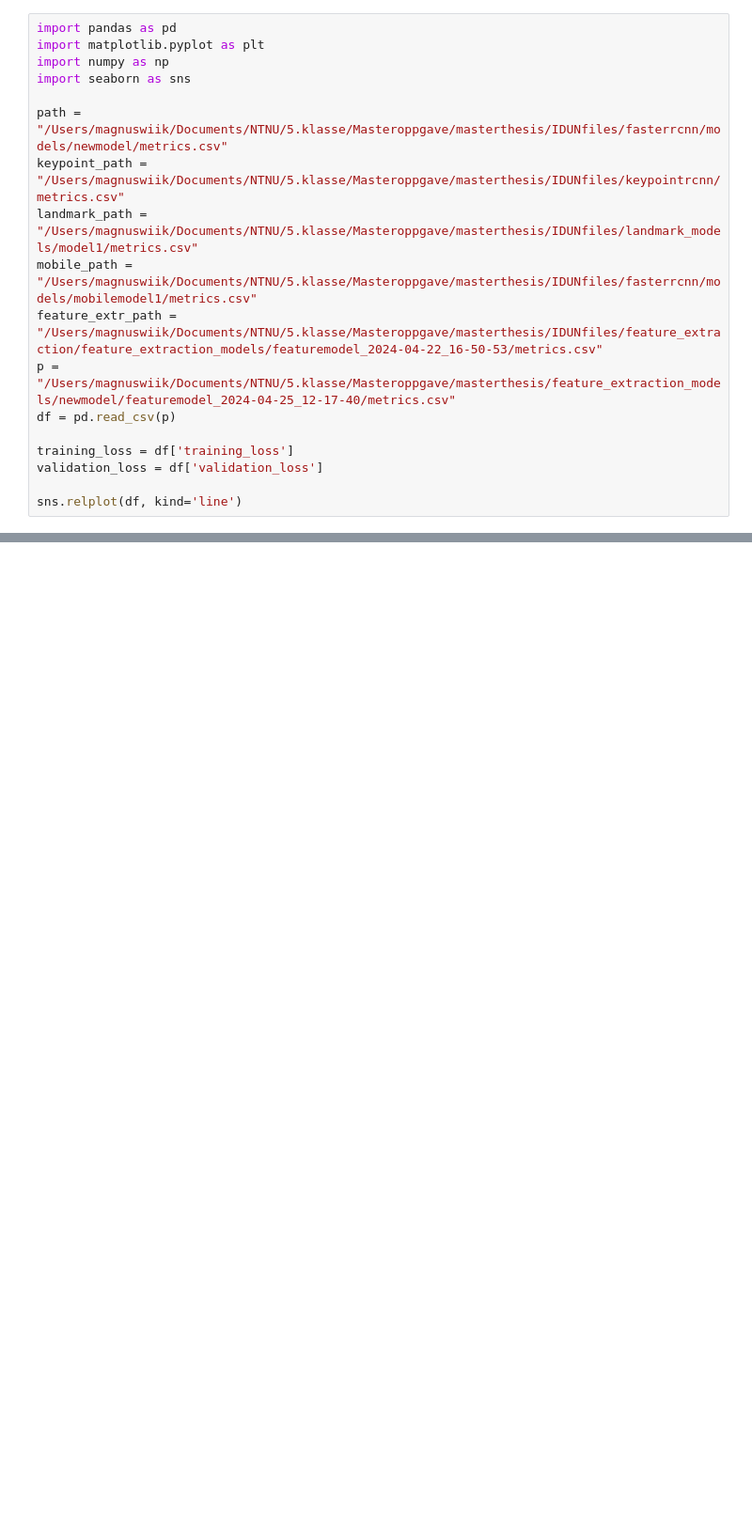
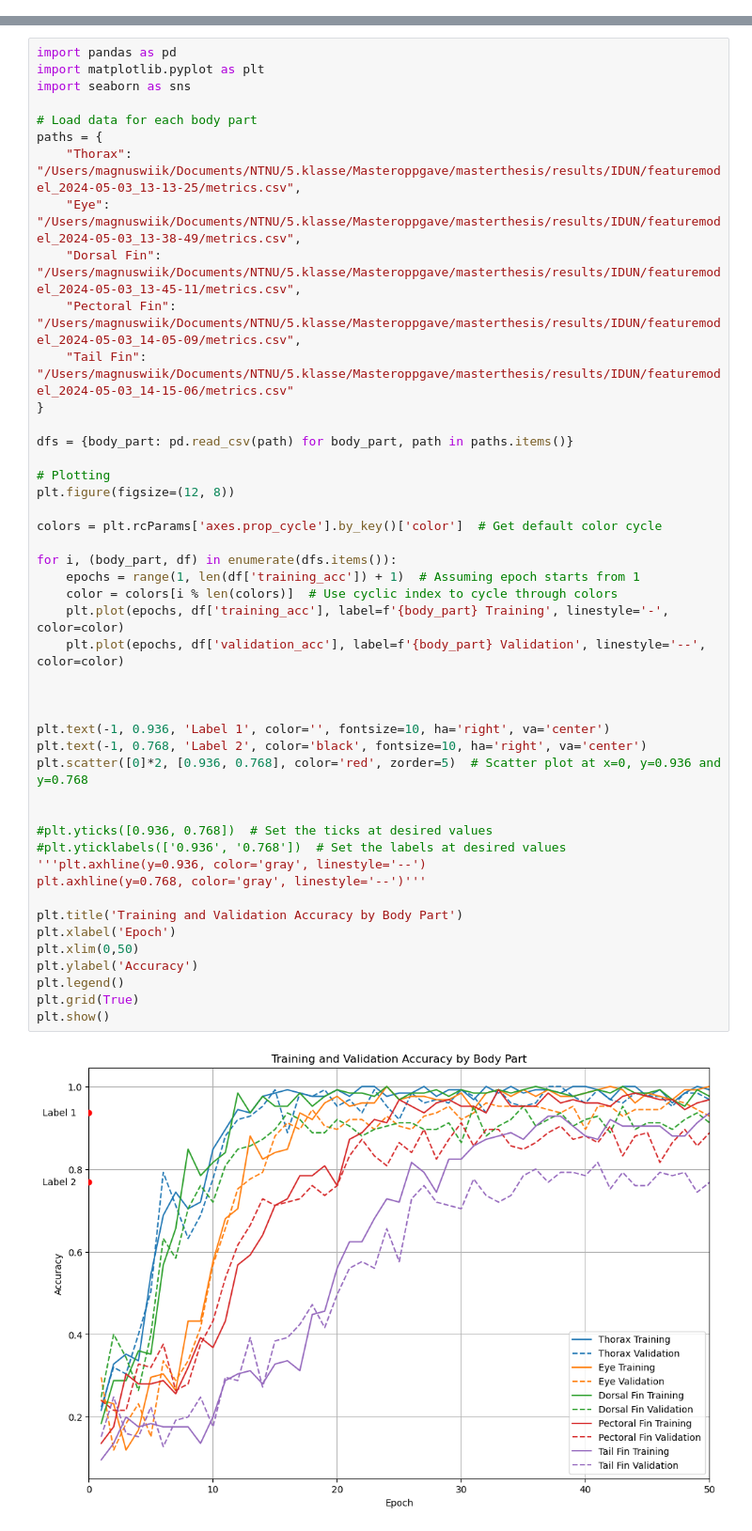
Before and after one commit to magnuswiik/SalmonReID, a Jupyter notebook: Prototyping/display_training_results.ipynb, the cells around one changed output, grey strips where cells are left out. Shown at 94% size. Cells and saved outputs as stored; diff of their text form; blank space fills up the shorter version.

```diff
--- a/Prototyping/display_training_results.ipynb
+++ b/Prototyping/display_training_results.ipynb
@@ -3,18 +0,0 @@
-# %%
-import pandas as pd
-import matplotlib.pyplot as plt
-import numpy as np
-import seaborn as sns
-
-path = "/Users/magnuswiik/Documents/NTNU/5.klasse/Masteroppgave/masterthesis/IDUNfiles/fasterrcnn/models/newmodel/metrics.csv"
-keypoint_path = "/Users/magnuswiik/Documents/NTNU/5.klasse/Masteroppgave/masterthesis/IDUNfiles/keypointrcnn/metrics.csv"
-landmark_path = "/Users/magnuswiik/Documents/NTNU/5.klasse/Masteroppgave/masterthesis/IDUNfiles/landmark_models/model1/metrics.csv"
-mobile_path = "/Users/magnuswiik/Documents/NTNU/5.klasse/Masteroppgave/masterthesis/IDUNfiles/fasterrcnn/models/mobilemodel1/metrics.csv"
-feature_extr_path = "/Users/magnuswiik/Documents/NTNU/5.klasse/Masteroppgave/masterthesis/IDUNfiles/feature_extraction/feature_extraction_models/featuremodel_2024-04-22_16-50-53/metrics.csv"
-p = "/Users/magnuswiik/Documents/NTNU/5.klasse/Masteroppgave/masterthesis/feature_extraction_models/newmodel/featuremodel_2024-04-25_12-17-40/metrics.csv"
-df = pd.read_csv(p)
-
-training_loss = df['training_loss']
-validation_loss = df['validation_loss']
-
-sns.relplot(df, kind='line')
@@ -23,0 +3,48 @@ sns.relplot(df, kind='line')
+# %%
+import pandas as pd
+import matplotlib.pyplot as plt
+import seaborn as sns
+
+# Load data for each body part
+paths = {
+    "Thorax": "/Users/magnuswiik/Documents/NTNU/5.klasse/Masteroppgave/masterthesis/results/IDUN/featuremodel_2024-05-03_13-13-25/metrics.csv",
+    "Eye": "/Users/magnuswiik/Documents/NTNU/5.klasse/Masteroppgave/masterthesis/results/IDUN/featuremodel_2024-05-03_13-38-49/metrics.csv",
+    "Dorsal Fin": "/Users/magnuswiik/Documents/NTNU/5.klasse/Masteroppgave/masterthesis/results/IDUN/featuremodel_2024-05-03_13-45-11/metrics.csv",
+    "Pectoral Fin": "/Users/magnuswiik/Documents/NTNU/5.klasse/Masteroppgave/masterthesis/results/IDUN/featuremodel_2024-05-03_14-05-09/metrics.csv",
+    "Tail Fin": "/Users/magnuswiik/Documents/NTNU/5.klasse/Masteroppgave/masterthesis/results/IDUN/featuremodel_2024-05-03_14-15-06/metrics.csv"
+}
+
+dfs = {body_part: pd.read_csv(path) for body_part, path in paths.items()}
+
+# Plotting
+plt.figure(figsize=(12, 8))
+
+colors = plt.rcParams['axes.prop_cycle'].by_key()['color']  # Get default color cycle
+
+for i, (body_part, df) in enumerate(dfs.items()):
+    epochs = range(1, len(df['training_acc']) + 1)  # Assuming epoch starts from 1
+    color = colors[i % len(colors)]  # Use cyclic index to cycle through colors
+    plt.plot(epochs, df['training_acc'], label=f'{body_part} Training', linestyle='-', color=color)
+    plt.plot(epochs, df['validation_acc'], label=f'{body_part} Validation', linestyle='--', color=color)
+
+
+
+plt.text(-1, 0.936, 'Label 1', color='', fontsize=10, ha='right', va='center')
+plt.text(-1, 0.768, 'Label 2', color='black', fontsize=10, ha='right', va='center')
+plt.scatter([0]*2, [0.936, 0.768], color='red', zorder=5)  # Scatter plot at x=0, y=0.936 and y=0.768
+
+
+#plt.yticks([0.936, 0.768])  # Set the ticks at desired values
+#plt.yticklabels(['0.936', '0.768'])  # Set the labels at desired values
+'''plt.axhline(y=0.936, color='gray', linestyle='--')
+plt.axhline(y=0.768, color='gray', linestyle='--')'''
+
+plt.title('Training and Validation Accuracy by Body Part')
+plt.xlabel('Epoch')
+plt.xlim(0,50)
+plt.ylabel('Accuracy')
+plt.legend()
+plt.grid(True)
+plt.show()
+# %% [output]
+[figure, added]
```
Also changed, not shown: parts of 11 cells of this notebook, 11 other files.
